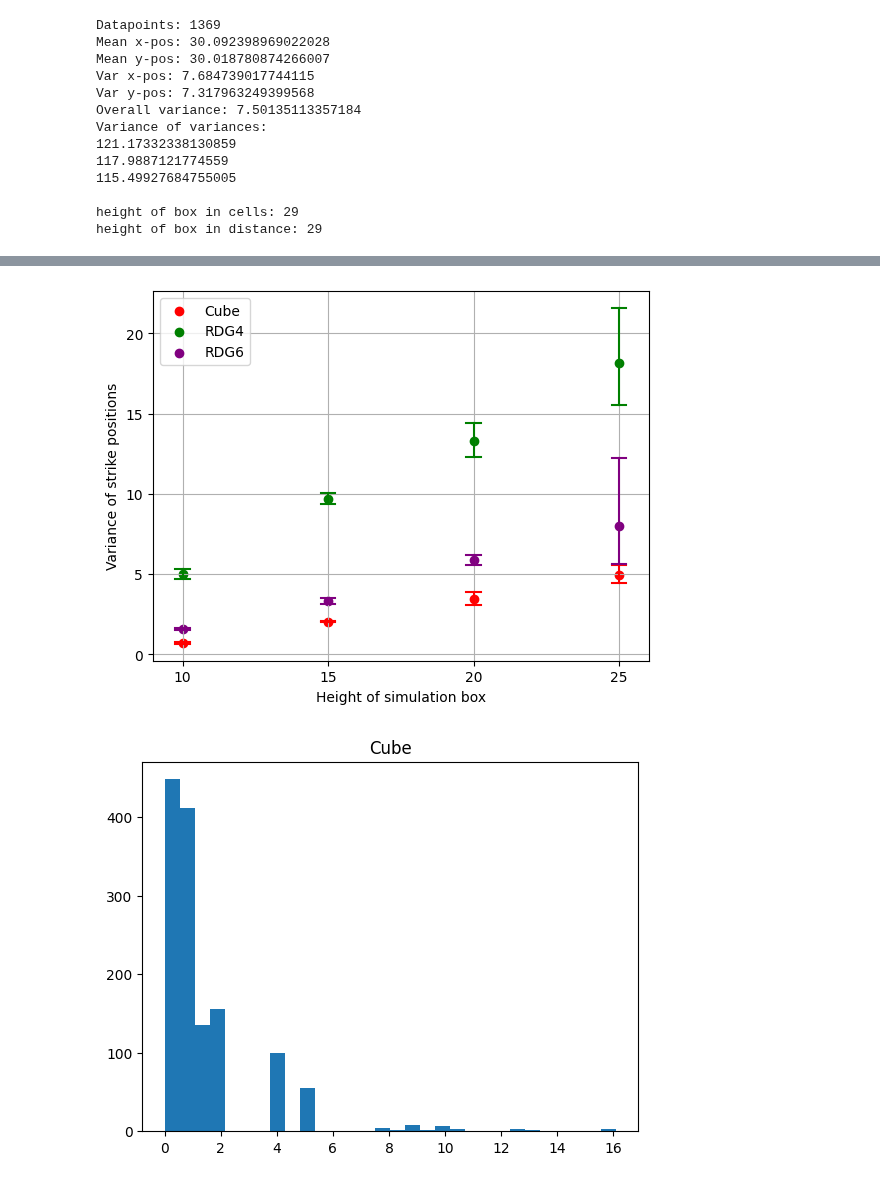
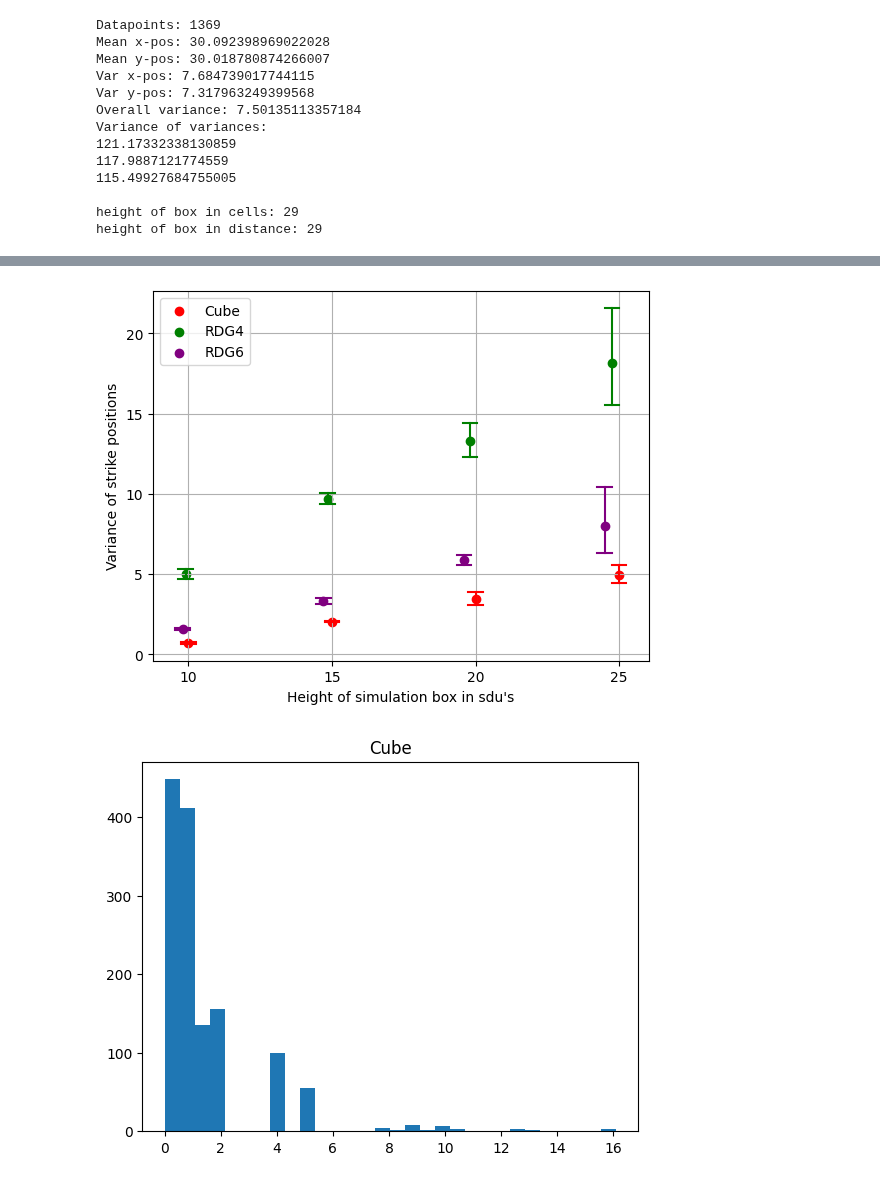
Before and after one commit to g-nilsson/spatial_discretizations_impact_on_simulations, a Jupyter notebook: stat_analysis.ipynb, the cells around one changed output, grey strips where cells are left out. Drawn from its saved outputs; the diff is of its cells as text; code cells hidden in the pictures.

```diff
--- a/stat_analysis.ipynb
+++ b/stat_analysis.ipynb
@@ -9,7 +9,19 @@ from hexalattice.hexalattice import *
 
 def target_height_to_box_dim_RDG6(target_height):
     '''Returns cell width, depth, height given target height'''
-    return target_height*2, int(target_height*4*np.sqrt(3)/3), int(target_height*np.sqrt(2)/np.sqrt(3))
+    return target_height*2, int(target_height*4*np.sqrt(3)/3), int(target_height*3/np.sqrt(6))
+
+def target_height_to_box_dim_RDG4(target_height):
+    '''Returns cell width, depth, height given target height'''
+    return target_height*2, target_height*2, int(target_height*np.sqrt(2))
+
+def boxdim_to_real_distance_RDG6(dims):
+    '''Returns real distance given box dimensions'''
+    return (dims[0], dims[1]*3/(2*np.sqrt(3)), dims[2]*np.sqrt(6)/3)
+
+def boxdim_to_real_distance_RDG4(dims):
+    '''Returns real distance given box dimensions'''
+    return (dims[0], dims[1], (dims[2]-1)*np.sqrt(2)/2 + np.sqrt(2))
 
 def hex_indices_to_coords(x,y):
     return np.array([x*3/(2*np.sqrt(3)), y - 0.5*x])
@@ -439,41 +480,43 @@ height of box in distance: 13.472193585307478
 # %%
 target_heights = [10, 15, 20, 25]
+RDG4_heights = [round(int(target_height*2/np.sqrt(2))/np.sqrt(2), 2) for target_height in target_heights]
+RDG6_heights = [round(int(target_height*np.sqrt(2)/np.sqrt(3))*np.sqrt(3)/np.sqrt(2), 2) for target_height in target_heights]
 variances = {"Cube": [], "RDG4": [], "RDG6": []}
 lower_bounds = {"Cube": [], "RDG4": [], "RDG6": []}
 upper_bounds = {"Cube": [], "RDG4": [], "RDG6": []}
 
 for target_height in target_heights:
     for grid_type in ["Cube", "RDG4", "RDG6"]:
         results = calc_variance(target_height, 6, 0.001, grid_type)
         variances[grid_type].append(results[0])
         lower_bounds[grid_type].append(results[1])
         upper_bounds[grid_type].append(results[2])
 
 
 whisker_width=0.5
 plt.scatter(target_heights, variances["Cube"], color="red", label="Cube")
 for i in range(len(target_heights)):
     plt.plot([target_heights[i], target_heights[i]], [lower_bounds["Cube"][i], upper_bounds["Cube"][i]], color="red")
     plt.plot([target_heights[i]-whisker_width/2, target_heights[i]+whisker_width/2], [lower_bounds["Cube"][i], lower_bounds["Cube"][i]], color="red")
     plt.plot([target_heights[i]-whisker_width/2, target_heights[i]+whisker_width/2], [upper_bounds["Cube"][i], upper_bounds["Cube"][i]], color="red")
-plt.scatter(target_heights, variances["RDG4"], color = "green", label="RDG4")
+plt.scatter(RDG4_heights, variances["RDG4"], color = "green", label="RDG4")
 for i in range(len(target_heights)):
-    plt.plot([target_heights[i], target_heights[i]], [lower_bounds["RDG4"][i], upper_bounds["RDG4"][i]], color="green")
-    plt.plot([target_heights[i]-whisker_width/2, target_heights[i]+whisker_width/2], [lower_bounds["RDG4"][i], lower_bounds["RDG4"][i]], color="green")
-    plt.plot([target_heights[i]-whisker_width/2, target_heights[i]+whisker_width/2], [upper_bounds["RDG4"][i], upper_bounds["RDG4"][i]], color="green")
-plt.scatter(target_heights, variances["RDG6"], color = "purple", label="RDG6")
+    plt.plot([RDG4_heights[i], RDG4_heights[i]], [lower_bounds["RDG4"][i], upper_bounds["RDG4"][i]], color="green")
+    plt.plot([RDG4_heights[i]-whisker_width/2, RDG4_heights[i]+whisker_width/2], [lower_bounds["RDG4"][i], lower_bounds["RDG4"][i]], color="green")
+    plt.plot([RDG4_heights[i]-whisker_width/2, RDG4_heights[i]+whisker_width/2], [upper_bounds["RDG4"][i], upper_bounds["RDG4"][i]], color="green")
+plt.scatter(RDG6_heights, variances["RDG6"], color = "purple", label="RDG6")
 for i in range(len(target_heights)):
-    plt.plot([target_heights[i], target_heights[i]], [lower_bounds["RDG6"][i], upper_bounds["RDG6"][i]], color="purple")
-    plt.plot([target_heights[i]-whisker_width/2, target_heights[i]+whisker_width/2], [lower_bounds["RDG6"][i], lower_bounds["RDG6"][i]], color="purple")
-    plt.plot([target_heights[i]-whisker_width/2, target_heights[i]+whisker_width/2], [upper_bounds["RDG6"][i], upper_bounds["RDG6"][i]], color="purple")
+    plt.plot([RDG6_heights[i], RDG6_heights[i]], [lower_bounds["RDG6"][i], upper_bounds["RDG6"][i]], color="purple")
+    plt.plot([RDG6_heights[i]-whisker_width/2, RDG6_heights[i]+whisker_width/2], [lower_bounds["RDG6"][i], lower_bounds["RDG6"][i]], color="purple")
+    plt.plot([RDG6_heights[i]-whisker_width/2, RDG6_heights[i]+whisker_width/2], [upper_bounds["RDG6"][i], upper_bounds["RDG6"][i]], color="purple")
 plt.xticks(target_heights)
-plt.xlabel("Height of simulation box")
+plt.xlabel("Height of simulation box in sdu's")
 plt.ylabel("Variance of strike positions")
 plt.grid()
 plt.legend()
 plt.show()
 # %% [output]
-[figure, old version]
+[figure, new version]
 # %%
 # Distance plots
 grid_types = ["Cube", "RDG6", "RDG4"]
```
Also changed, not shown: parts of 5 cells of this notebook, 54 other files.
